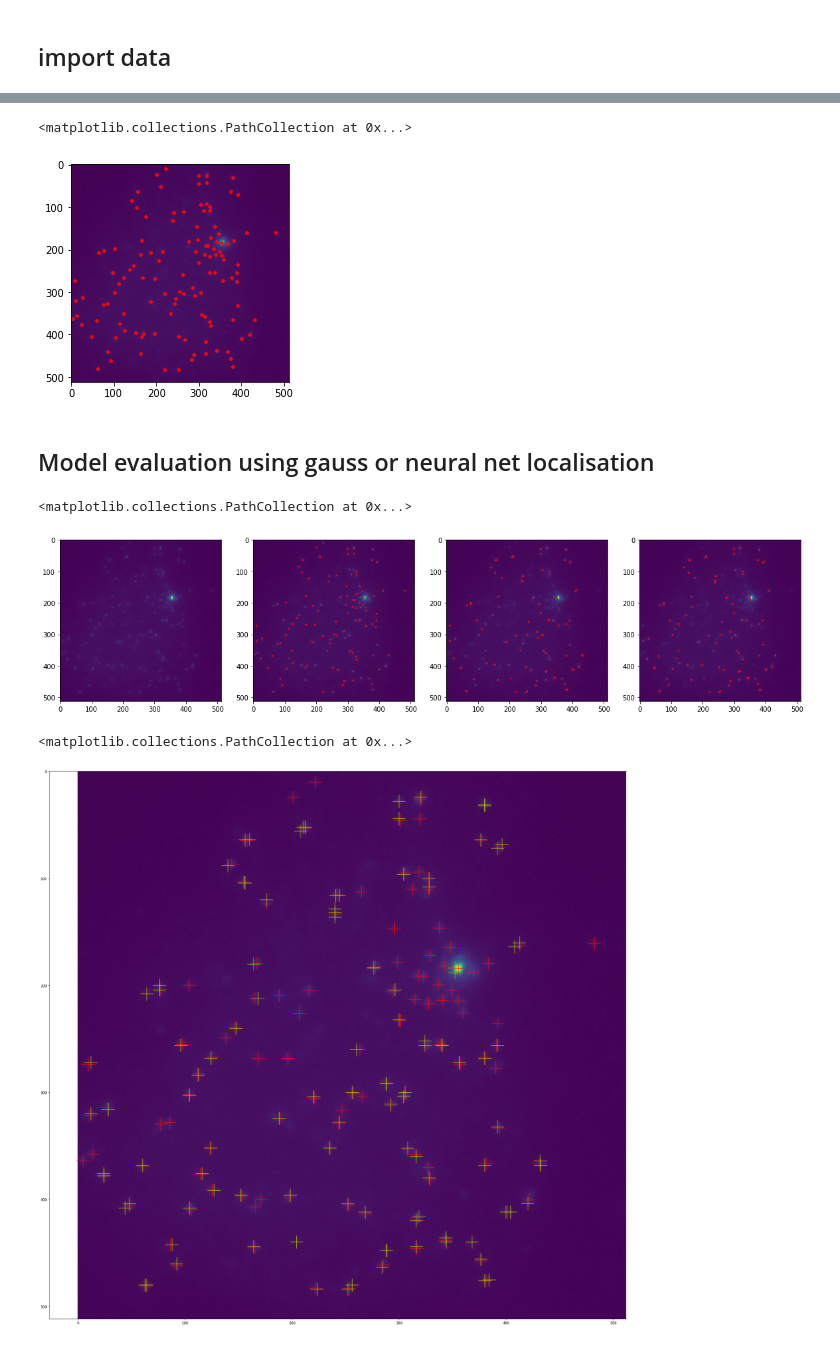
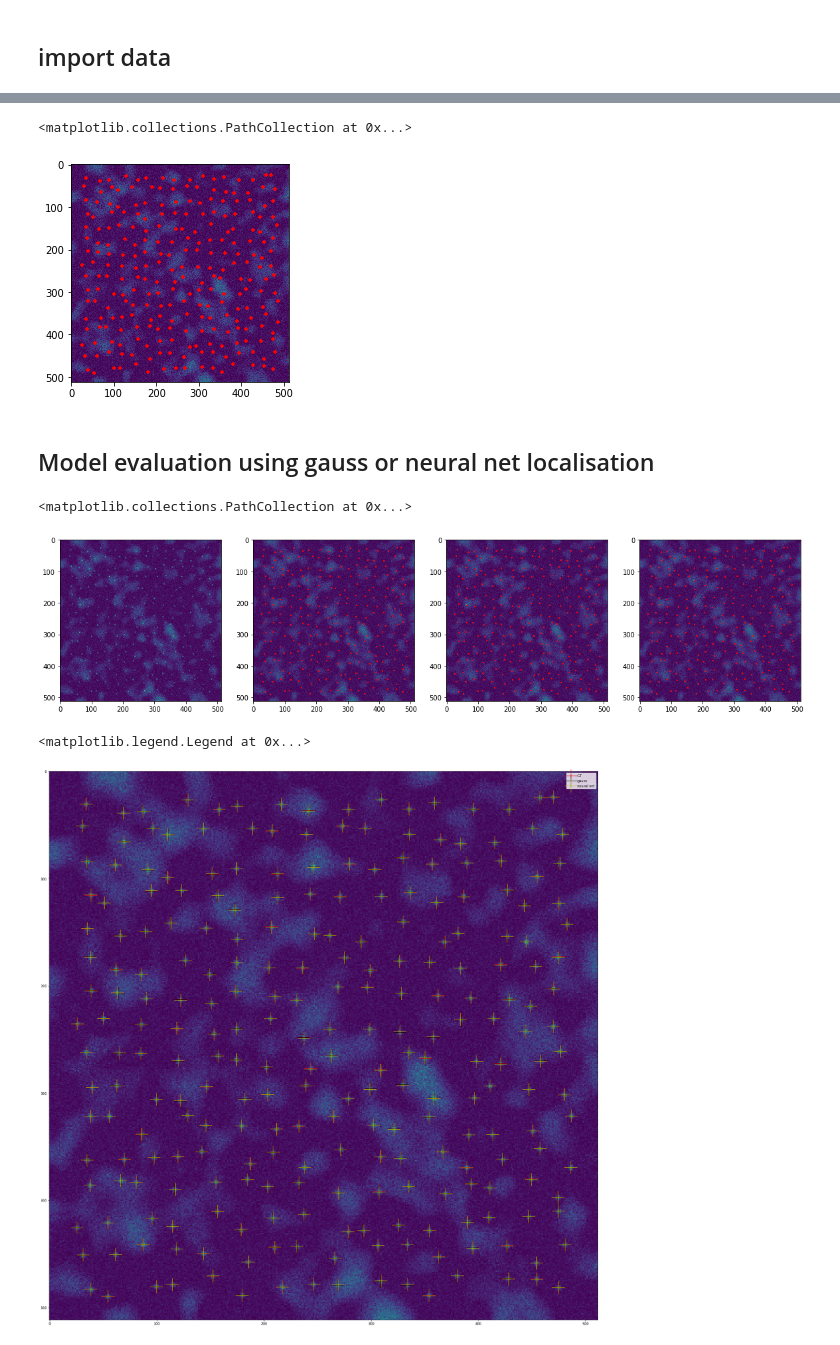
Before and after one commit to zhanyinx/refactored-octo-lamp, a Jupyter notebook: notebooks/test_gauss2d.ipynb, the cells around one changed output, grey strips where cells are left out. Cells and saved outputs as stored; diff of their text form; code cells hidden in the pictures.

```diff
--- a/notebooks/test_gauss2d.ipynb
+++ b/notebooks/test_gauss2d.ipynb
@@ -18,7 +21,7 @@ import tensorflow as tf
 # %% [markdown]
 ## import data
 # %%
-dataset = "../data/ivana_spot_cdf510ae.npz"
+dataset = "../data/spots_synt_harder_99659a57.npz"
 with np.load(dataset, allow_pickle=True) as data:
         train_x = data["x_train"]
         valid_x = data["x_valid"]
@@ -26,7 +29,7 @@ with np.load(dataset, allow_pickle=True) as data:
         train_y = data["y_train"]
         valid_y = data["y_valid"]
         test_y = data["y_test"]
-filename= '../evaluation/yaml/pia_evaluation.yaml'
+filename= '../evaluation/yaml/synt_evaluation.yaml'
 with open(filename, "r") as file:
     cfg = yaml.safe_load(file)
 
@@ -38,5 +41,5 @@ np.max(train_x[0])
 # %%
-idx = 60
+idx = 1
 
 image = test_x[idx]
 mask = test_y[idx]
@@ -46,7 +49,7 @@ coordtrue = get_coordinate_list(mask,512,128)
 plt.scatter(coordtrue[...,0],coordtrue[...,1],marker="+",color='r',s=20)
 # %% [output]
 <matplotlib.collections.PathCollection at 0x...>
-[figure, old version]
+[figure, new version]
 # %% [markdown]
 ## Model evaluation using gauss or neural net localisation
 # %%
@@ -69,16 +72,16 @@ ax[3].imshow(image)
 ax[3].scatter(coordmodel[...,0],coordmodel[...,1],marker="+",color='r',s=5)
 # %% [output]
 <matplotlib.collections.PathCollection at 0x...>
-[figure, old version]
+[figure, new version]
 # %%
 plt.figure(figsize=(30,30))
 plt.imshow(image)
 s = 1500
-alpha = 1
+alpha = 0.8
 plt.scatter(coordtrue[...,0],coordtrue[...,1],marker="+",color='r',s=s, alpha = alpha)
 plt.scatter(coordgauss[...,0],coordgauss[...,1],marker="+",color='k',s=s, alpha = alpha)
 plt.scatter(coordmodel[...,0],coordmodel[...,1],marker="+",color='y',s=s, alpha = alpha)
 plt.legend(['GT','gauss','neural net'])
 # %% [output]
-<matplotlib.collections.PathCollection at 0x...>
+<matplotlib.legend.Legend at 0x...>
-[figure, old version]
+[figure, new version]
```
Also changed, not shown: parts of 2 cells of this notebook, 23 other files.
